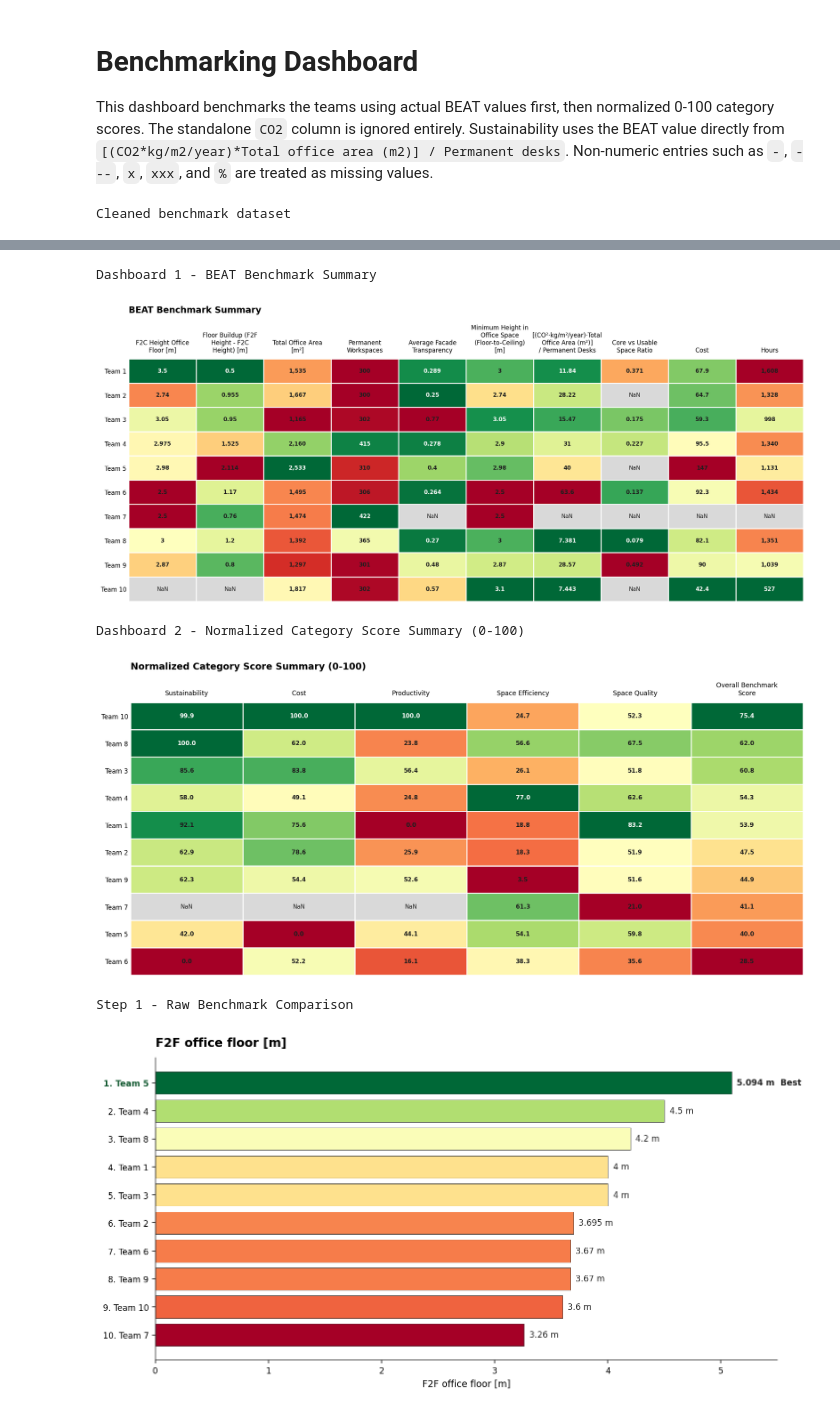
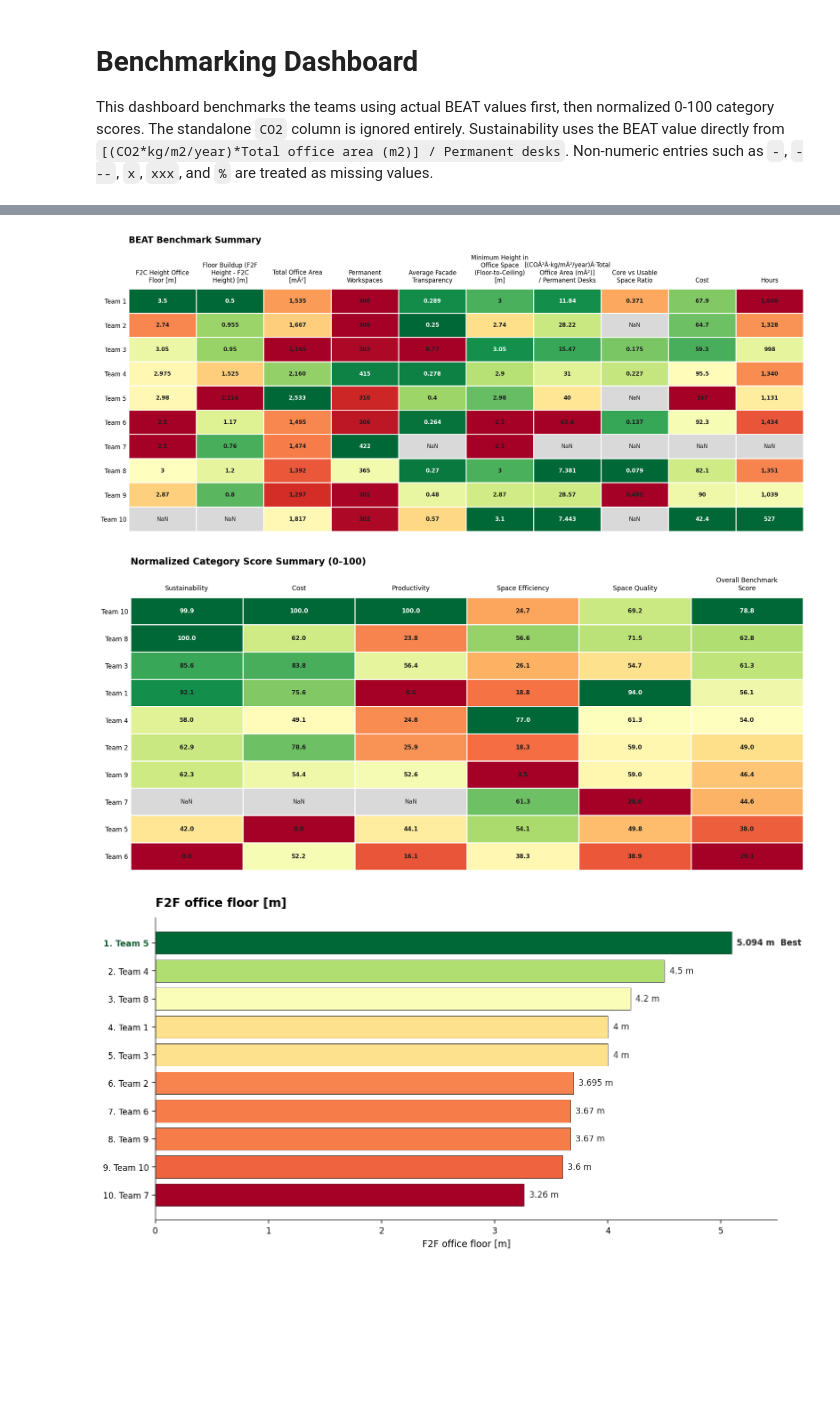
Before and after one commit to lillian-al/ABD2026, a Jupyter notebook: Benchmarking_Week1.ipynb, the cells around one changed output, grey strips where cells are left out. Drawn from its saved outputs; the diff is of its cells as text; code cells hidden in the pictures; blank space fills up the shorter version.

```diff
--- a/Benchmarking_Week1.ipynb
+++ b/Benchmarking_Week1.ipynb
@@ -8,10 +8,10 @@ This dashboard benchmarks the teams using actual BEAT values first, then normali
 import re
 import numpy as np
 import pandas as pd
+import matplotlib
 import matplotlib.pyplot as plt
-from matplotlib import cm, colors
+from matplotlib import colors
 import textwrap
-from IPython.display import display
 
 plt.rcParams.update({
     "figure.dpi": 135,
@@ -105,7 +105,7 @@ metric_labels = {
     "Floor Buildup [m]": "Floor Buildup (F2F - F2C) [m]",
     f2f_col: "F2F office floor [m]",
     "F2C Height office floor [m]": "F2C Height office floor [m]",
-    "Total office area [m2]": "Total Office Area [m²]",
+    "Total office area [m2]": "Total Office Area [mÂ²]",
     "Total desks": "Total desks",
     "Permanent workspaces": "Permanent workspaces",
     "Minimum height in office space [m]": "Minimum height in office space [m]",
@@ -135,7 +135,7 @@ def value_text(value, unit=""):
     return f"{text}{unit}"
 
 def ranked_colors(scores):
-    cmap = cm.get_cmap("RdYlGn")
+    cmap = matplotlib.colormaps["RdYlGn"]
     norm = colors.Normalize(vmin=0, vmax=100)
     return [cmap(norm(score)) if pd.notna(score) else "#BDBDBD" for score in scores]
 
@@ -327,10 +327,6 @@ def score_chart(data, metric, title):
     fig.tight_layout()
     plt.show()
 
-print("Cleaned benchmark dataset")
-display(df.round(4))
-
-
 beat_summary_columns = [
     "F2C Height office floor [m]",
     "Floor Buildup [m]",
@@ -346,12 +342,12 @@ beat_summary_columns = [
 beat_summary_titles = {
     "F2C Height office floor [m]": "F2C Height Office Floor [m]",
     "Floor Buildup [m]": "Floor Buildup (F2F Height - F2C Height) [m]",
-    "Total office area [m2]": "Total Office Area [m²]",
+    "Total office area [m2]": "Total Office Area [mÂ²]",
     "Total desks": "Total Desks",
     "Permanent workspaces": "Permanent Workspaces",
     "Average Facade Transparency": "Average Facade Transparency",
     "Minimum height in office space [m]": "Minimum Height in Office Space (Floor-to-Ceiling) [m]",
-    "Sustainability BEAT": "[(CO²·kg/m²/year)·Total Office Area (m²)] / Permanent Desks",
+    "Sustainability BEAT": "[(COÂ²Â·kg/mÂ²/year)Â·Total Office Area (mÂ²)] / Permanent Desks",
     "Core vs Usable Space Ratio": "Core vs Usable Space Ratio",
     "Cost": "Cost",
     "Hours": "Hours",
@@ -362,7 +358,6 @@ beat_lower_better = {
     for col in beat_summary_columns
 }
 
-print("Dashboard 1 - BEAT Benchmark Summary")
 draw_value_heatmap(
     beat_summary,
     [beat_summary_titles[col] for col in beat_summary_columns],
@@ -388,7 +383,6 @@ summary_category_metrics = {
         "Core vs Usable Space Ratio score",
     ],
     "Space Quality": [
-        f"{f2f_col} score",
         "F2C Height office floor [m] score",
         "Minimum height in office space [m] score",
         "Floor Buildup [m] score",
@@ -410,7 +404,6 @@ category_summary_columns = [
 ]
 category_summary = category_summary.sort_values("Overall Benchmark Score", ascending=False).reset_index(drop=True)
 
-print("Dashboard 2 - Normalized Category Score Summary (0-100)")
 draw_value_heatmap(
     category_summary,
     category_summary_columns,
@@ -420,17 +413,16 @@ draw_value_heatmap(
     wrap_headers=True,
 )
 
-print("Step 1 - Raw Benchmark Comparison")
 raw_charts = [
     (f2f_col, "F2F office floor [m]", " m", False),
     ("F2C Height office floor [m]", "F2C Height Office Floor [m]", " m", False),
     ("Floor Buildup [m]", "Floor Buildup (F2F Height - F2C Height) [m]", " m", True),
-    ("Total office area [m2]", "Total Office Area [mÂ²]", " m2", False),
+    ("Total office area [m2]", "Total Office Area [mÃ‚Â²]", " m2", False),
     ("Total desks", "Total Desks", "", False),
     ("Permanent workspaces", "Permanent Workspaces", "", False),
     ("Average Facade Transparency", "Average Facade Transparency", "", True),
     ("Minimum height in office space [m]", "Minimum Height in Office Space (Floor-to-Ceiling) [m]", " m", False),
-    ("Sustainability BEAT", "[(CO²kg/m²/year)·Total Office Area (m²)] / Permanent Desks", "", True),
+    ("Sustainability BEAT", "[(COÂ²kg/mÂ²/year)Â·Total Office Area (mÂ²)] / Permanent Desks", "", True),
     ("Core vs Usable Space Ratio", "Core vs Usable Space Ratio", "", True),
     ("Cost", "Cost", "", True),
     ("Hours", "Hours", "", True),
@@ -445,7 +437,6 @@ for metric, title, unit, lower_better in raw_charts:
         lower_better=lower_better,
     )
 
-print("Step 2 - Category Scoring")
 score_df = df[["Team"]].copy()
 for metric in lower_is_better:
     score_df[metric + " score"] = score_metric(df[metric], lower_better=True)
@@ -462,9 +453,7 @@ category_metrics = {
         "Core vs Usable Space Ratio score",
     ],
     "Space Quality": [
-        f"{f2f_col} score",
         "F2C Height office floor [m] score",
-
         "Minimum height in office space [m] score",
         "Floor Buildup [m] score",
         "Average Facade Transparency score",
@@ -478,14 +467,13 @@ category_scores["Overall score"] = category_scores[list(category_metrics)].mean(
 ranking = category_scores.sort_values("Overall score", ascending=False).reset_index(drop=True)
 ranking.insert(0, "Rank", np.arange(1, len(ranking) + 1))
 
-display(ranking.round(2))
 
 part2_titles = {
-    "Sustainability": "Normalized Sustainability Score (CO² per Permanent Workspace)",
+    "Sustainability": "Normalized Sustainability Score (COÂ² per Permanent Workspace)",
     "Cost": "Normalized Cost Score (Project Cost)",
     "Productivity": "Normalized Productivity Score (Total Design Hours)",
     "Space Efficiency": "Normalized Space Efficiency Score (Office Area, Permanent Workspaces, Core Ratio)",
-    "Space Quality": "Normalized Space Quality Score (F2F Height, F2C Height, Minimum Office Height, Floor Buildup, Facade Transparency)",
+    "Space Quality": "Normalized Space Quality Score (F2C Height, Minimum Office Height, Floor Buildup, Facade Transparency)",
 }
 
 for category in category_metrics:
@@ -516,4 +504,3 @@ ax.legend(loc="upper left", bbox_to_anchor=(1.05, 1.02), frameon=False)
 fig.tight_layout()
 plt.show()
 # %% [output]
-Cleaned benchmark dataset
@@ -531,8 +507,5 @@ Cleaned benchmark dataset
-Dashboard 1 - BEAT Benchmark Summary
 [figure]
-Dashboard 2 - Normalized Category Score Summary (0-100)
-[figure, old version]
+[figure, new version]
-Step 1 - Raw Benchmark Comparison
 [figure]
 [figure]
 [figure]
```
Also changed, not shown: parts of 1 cell of this notebook.
